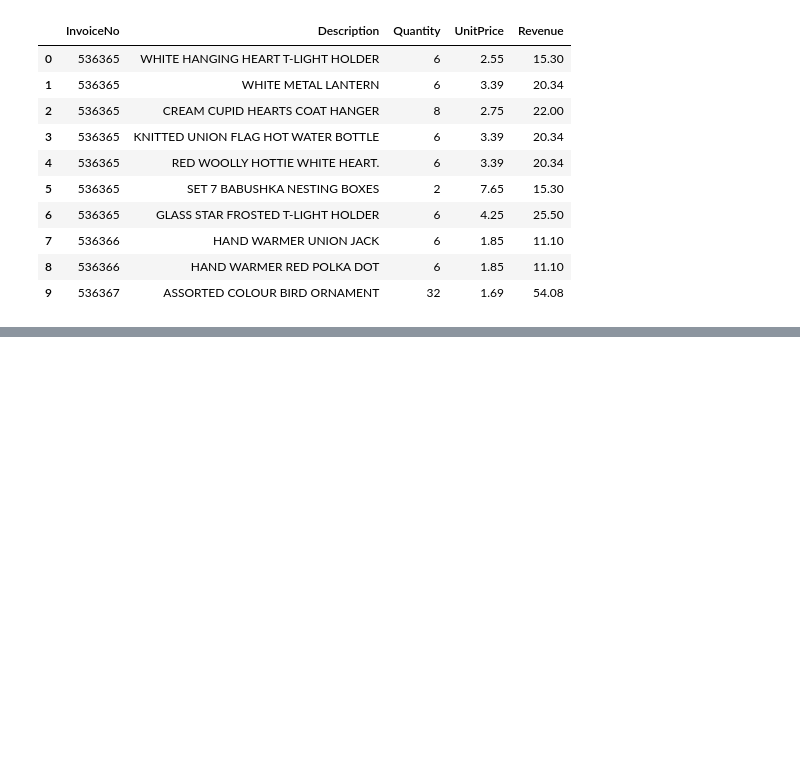
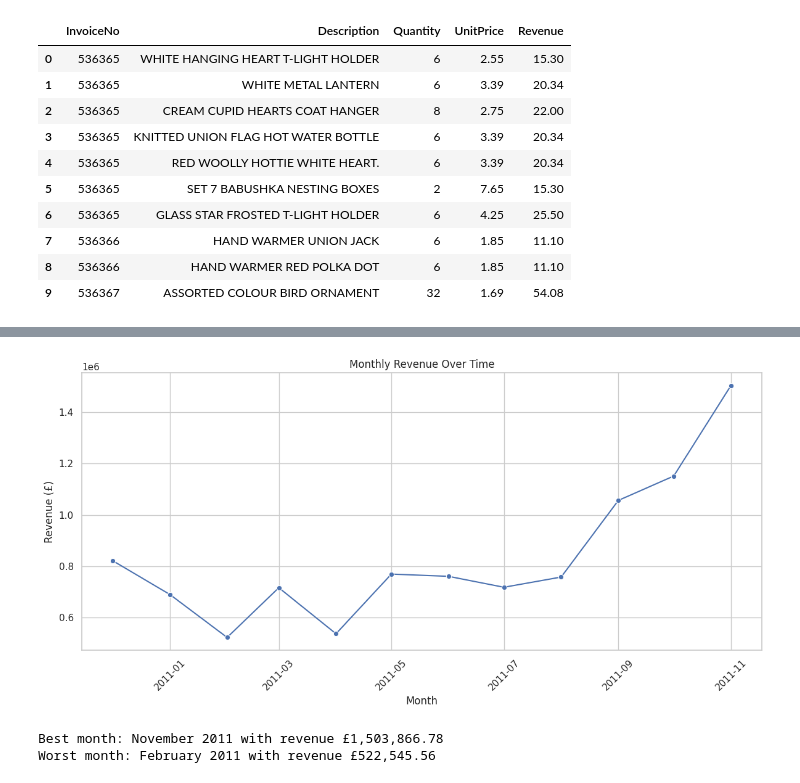
Before and after one commit to Brutva/online-retail-analysis, a Jupyter notebook: notebooks/online_retail_analysis.ipynb, the cells around one changed output, grey strips where cells are left out. Drawn from its saved outputs; the diff is of its cells as text; code cells hidden in the pictures; blank space fills up the shorter version.

```diff
--- a/notebooks/online_retail_analysis.ipynb
+++ b/notebooks/online_retail_analysis.ipynb
@@ -221,0 +241,8 @@ Total products: 3,922
+# %%
+sales_df["Month"] = sales_df["InvoiceDate"].dt.to_period("M").dt.to_timestamp()
+
+monthly_sales = (sales_df.groupby("Month", as_index=False).agg(MonthlyRevenue=("Revenue", "sum"), Orders=("InvoiceNo", "nunique"), Customers=("CustomerID", "nunique")))
+
+monthly_sales["MonthlyRevenue"] = pd.to_numeric(monthly_sales["MonthlyRevenue"]).astype(float)
+
+monthly_sales
@@ -221,0 +264,5 @@ Total products: 3,922
+# %%
+# December 2011 is excluded because the dataset contains data only through December 9.
+complete_months = monthly_sales.loc[monthly_sales["Month"] < pd.Timestamp("2011-12-01")].copy()
+
+complete_months.dtypes
@@ -221,0 +276,34 @@ Total products: 3,922
+# %%
+plt.figure(figsize=(12, 6))
+
+sns.lineplot(
+    data=complete_months,
+    x="Month",
+    y="MonthlyRevenue",
+    marker="o"
+)
+
+plt.title("Monthly Revenue Over Time")
+plt.xlabel("Month")
+plt.ylabel("Revenue (£)")
+plt.xticks(rotation=45)
+plt.tight_layout()
+
+plt.savefig(
+    IMAGES_DIR / "monthly_revenue.png",
+    dpi=150,
+    bbox_inches="tight"
+)
+
+plt.show()
+# %% [output]
+[figure, added]
+# %%
+best_month = complete_months.loc[complete_months["MonthlyRevenue"].idxmax()]
+worst_month = complete_months.loc[complete_months["MonthlyRevenue"].idxmin()]
+
+print(f"Best month: {best_month['Month'].strftime('%B %Y')} with revenue £{best_month['MonthlyRevenue']:,.2f}")
+print(f"Worst month: {worst_month['Month'].strftime('%B %Y')} with revenue £{worst_month['MonthlyRevenue']:,.2f}")
+# %% [output]
+Best month: November 2011 with revenue £1,503,866.78
+Worst month: February 2011 with revenue £522,545.56
```
Also changed, not shown: parts of 9 cells of this notebook.
